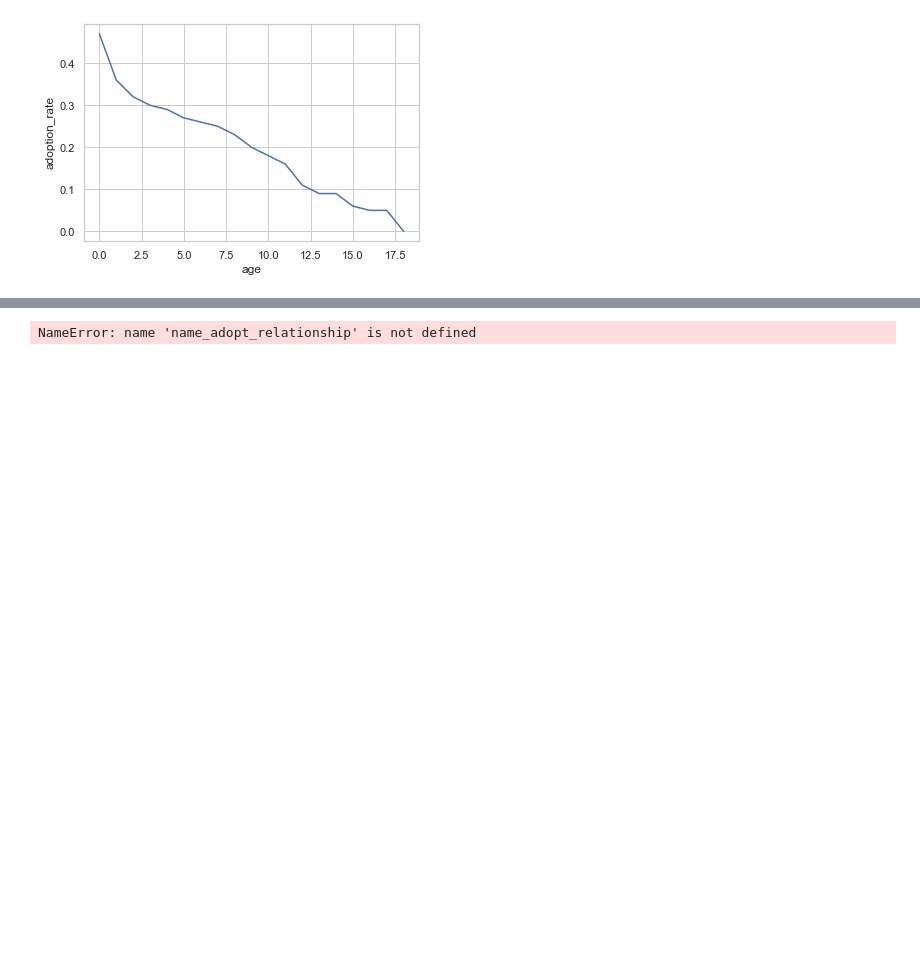
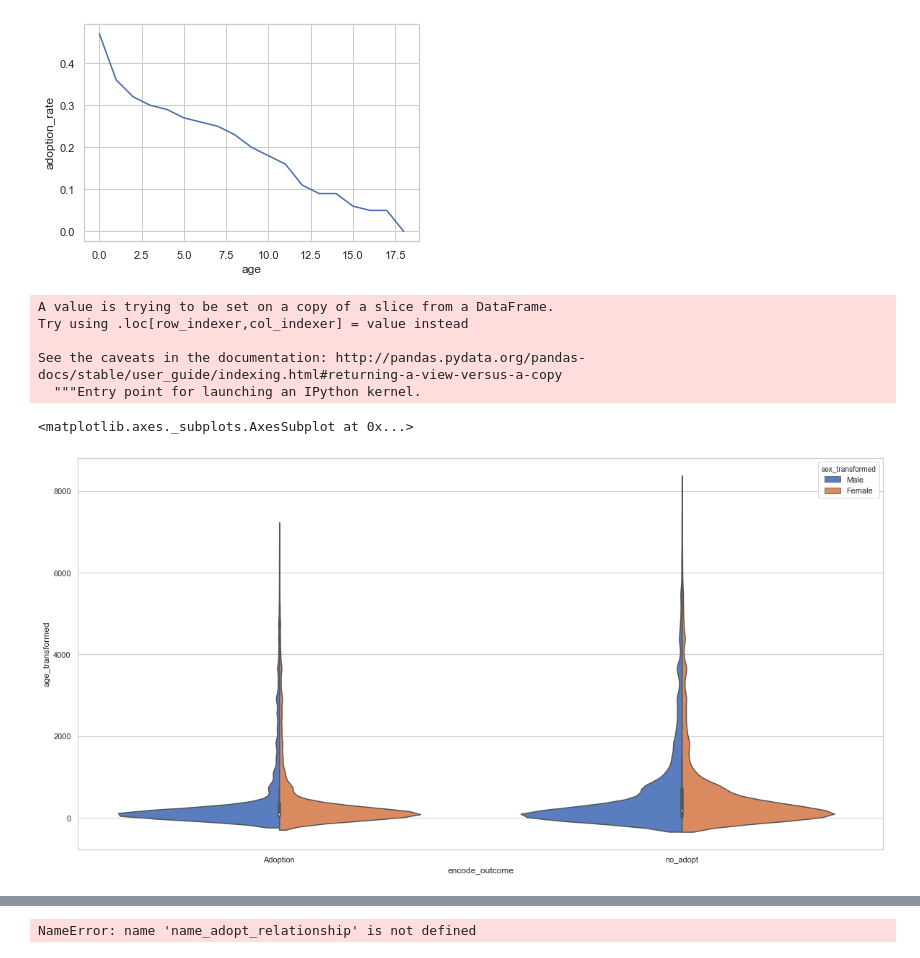
Before and after one commit to Jacqueline-A-Shay/Animal_Shelter, a Jupyter notebook: u.ipynb, the cells around one changed output, grey strips where cells are left out. Drawn from its saved outputs; the diff is of its cells as text; code cells hidden in the pictures; blank space fills up the shorter version.

```diff
--- a/u.ipynb
+++ b/u.ipynb
@@ -322,6 +322,9 @@ Result: 11.30 with the p-value of 0.00)
 # %%
 dog_df = df.copy()
 dog_df = df[(df.species == "Dog") & (df.sex_transformed != 'Unknown')]
+# %%
+cat_df = df.copy()
+cat_df = df[(df.species == "Cat") & (df.sex_transformed != 'Unknown')]
 # %%
 plt.figure(figsize = (20,10))
 sns.distplot(dog_df.age_transformed)
@@ -463,3 +467,21 @@ sns.lineplot(x="age", y="adoption_rate", data=elbow)
 # %% [output]
 <matplotlib.axes._subplots.AxesSubplot at 0x...>
 [figure]
+# %%
+cat_df['encode_outcome'] = cat_df.outcome.apply(lambda x: 'no_adopt' if x!= 'Adoption' else x)
+# %% [output]
+A value is trying to be set on a copy of a slice from a DataFrame.
+Try using .loc[row_indexer,col_indexer] = value instead
+
+See the caveats in the documentation: http://pandas.pydata.org/pandas-docs/stable/user_guide/indexing.html#returning-a-view-versus-a-copy
+  """Entry point for launching an IPython kernel.
+# %%
+# older cats are less likely to be adopted
+# but maybe not as obvious as dogs
+plt.figure(figsize = (20,10))
+sns.violinplot(x="encode_outcome", y="age_transformed", hue="sex_transformed",
+               data=cat_df, palette="muted", edgecolor=".6",
+               split=True, order = ['Adoption', 'no_adopt'])
+# %% [output]
+<matplotlib.axes._subplots.AxesSubplot at 0x...>
+[figure, added]
```
Also changed, not shown: parts of 8 cells of this notebook.
